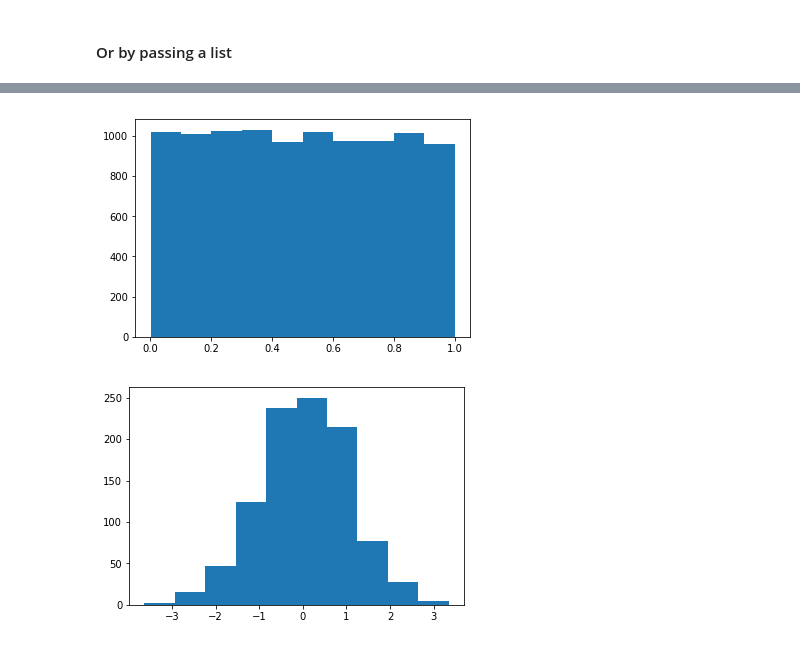
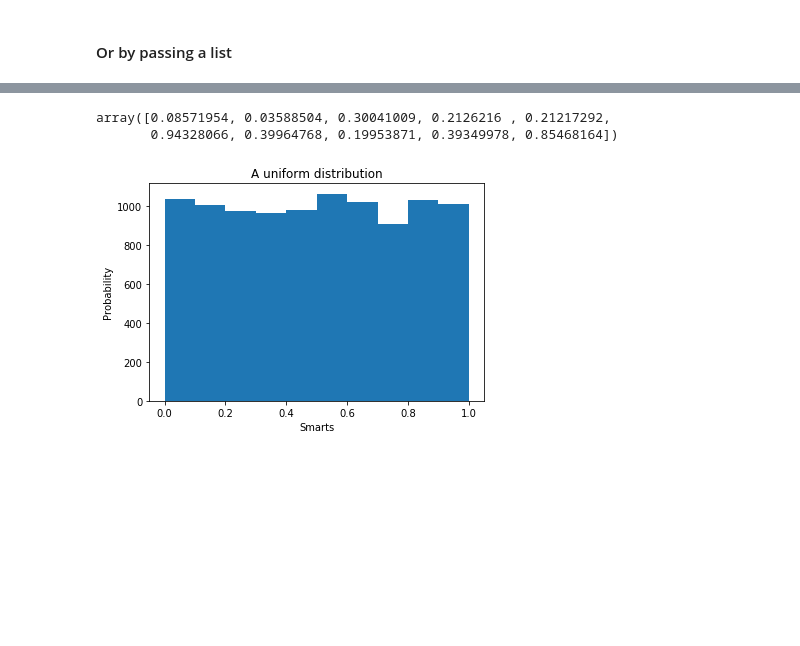
Before and after one commit to SimonMcLain/GMIT-Programming-for-Data-Analysis---Practicals, a Jupyter notebook: numpy-random.ipynb, the cells around one changed output, grey strips where cells are left out. Saved outputs shown, nothing was run; the diff lists cells and outputs as text; code cells hidden in the pictures; blank space fills up the shorter version.

```diff
--- a/numpy-random.ipynb
+++ b/numpy-random.ipynb
@@ -135,14 +161,13 @@ plt.show()
+# %%
+np.random.uniform(low=0.0, high=1.0, size=10)
+# %% [output]
+array([0.08571954, 0.03588504, 0.30041009, 0.2126216 , 0.21217292,
+       0.94328066, 0.39964768, 0.19953871, 0.39349978, 0.85468164])
 # %%
-# Explain this uniform distribution - format the axis
-i = np.random.uniform(low=0.0, high=1.0, size=10000)
-plt.hist(i)
+plt.hist(np.random.uniform(low=0.0, high=1.0, size=10000))
+plt.xlabel('Smarts')
+plt.ylabel('Probability')
+plt.title("A uniform distribution")
 plt.show()
 # %% [output]
-[figure, old version]
+[figure, new version]
-# %%
-# Explain this standard_t distibution - format the axis
-j = np.random.standard_t(300, size=1000)
-plt.hist(j)
-plt.show()
-# %% [output]
-[figure, removed]
```
Also changed, not shown: parts of 31 cells of this notebook, 2 other files.
